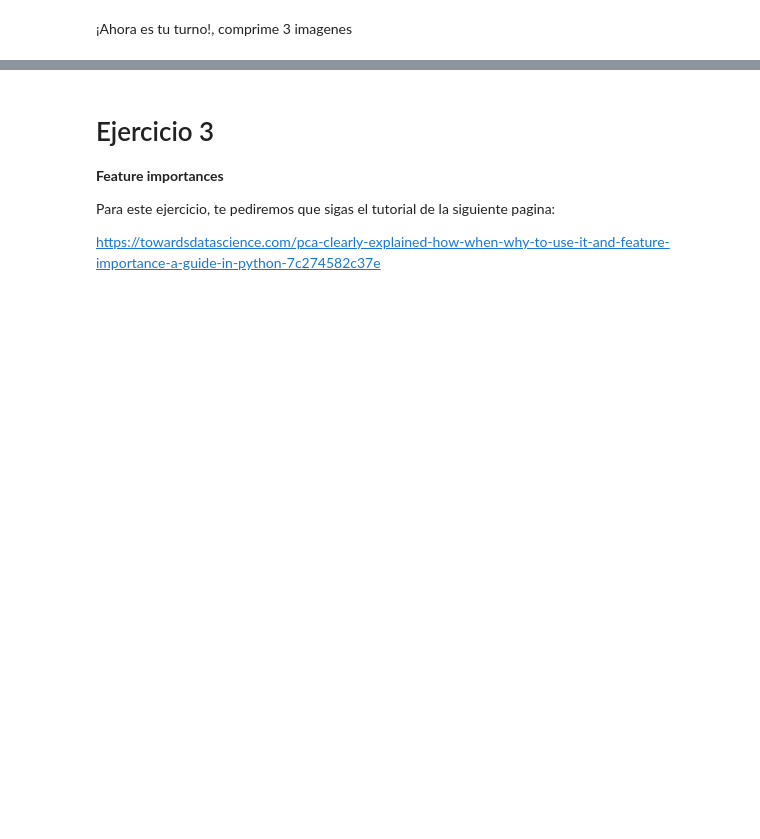
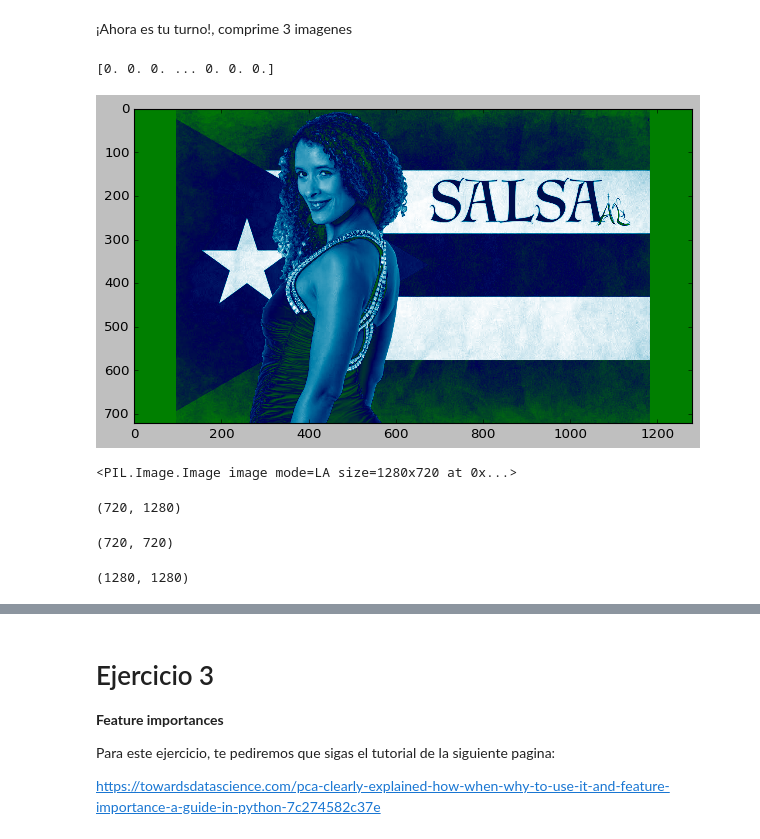
Before and after one commit to PosgradoMNA/actividades-de-aprendizaje-Emerson-JRM, a Jupyter notebook: Actividad Semanal -- 5 Repaso Transformación y reducción de dimensiones .ipynb, the cells around one changed output, grey strips where cells are left out. Drawn from its saved outputs; the diff is of its cells as text; code cells hidden in the pictures; blank space fills up the shorter version.

```diff
--- a/Actividad Semanal -- 5 Repaso Transformación y reducción de dimensiones .ipynb
+++ b/Actividad Semanal -- 5 Repaso Transformación y reducción de dimensiones .ipynb
@@ -208,0 +319,33 @@ Felicidades la imagen está comprimida
+# %%
+#imagen 1
+plt.style.use('classic')
+img = Image.open(urllib.request.urlopen('https://i.ytimg.com/vi/YqlKaNwR_3o/maxresdefault.jpg')).convert('LA')
+#img = Image.open('lucy.jpg')
+imggray = img.convert('LA')
+imgmat = np.array(list(imggray.getdata(band=0)),float)
+
+print(imgmat)
+
+imgmat.shape = (imggray.size[1],imggray.size[0])
+
+plt.figure(figsize=(9,6))
+plt.imshow(imgmat,cmap='ocean')
+plt.show()
+print(img)
+# %% [output]
+[0. 0. 0. ... 0. 0. 0.]
+[figure, added]
+<PIL.Image.Image image mode=LA size=1280x720 at 0x...>
+# %%
+U1,D1,V1 = np.linalg.svd(imgmat)
+imgmat.shape
+# %% [output]
+(720, 1280)
+# %%
+U1.shape
+# %% [output]
+(720, 720)
+# %%
+V1.shape
+# %% [output]
+(1280, 1280)
```
Also changed, not shown: parts of 19 cells of this notebook.
